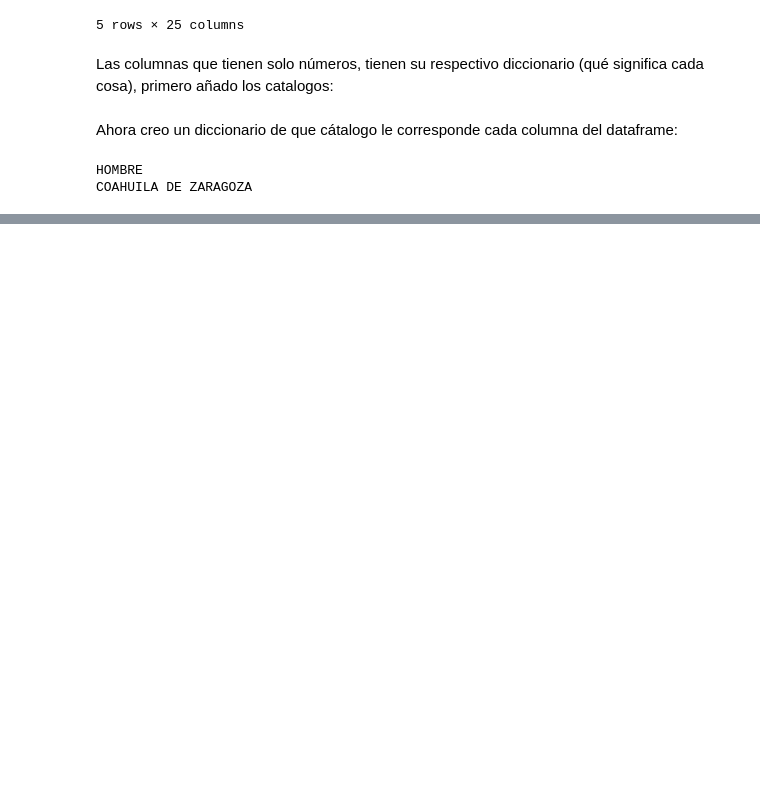
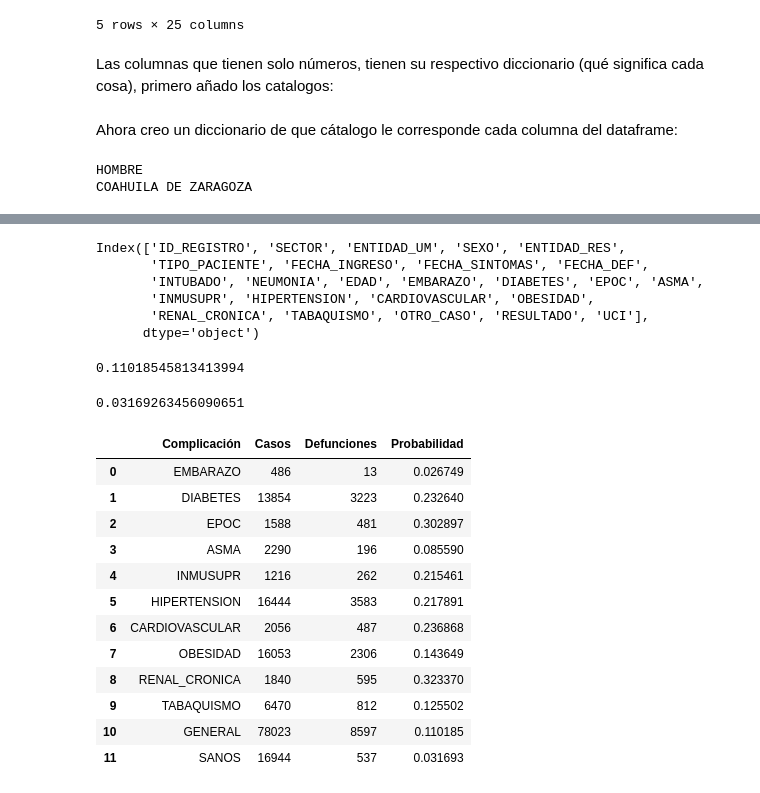
Before and after one commit to GabrielMissael/Covid_probabilidad, a Jupyter notebook: analiss.ipynb, the cells around one changed output, grey strips where cells are left out. Drawn from its saved outputs; the diff is of its cells as text; code cells hidden in the pictures; blank space fills up the shorter version.

```diff
--- a/analiss.ipynb
+++ b/analiss.ipynb
@@ -139,0 +146,76 @@ COAHUILA DE ZARAGOZA
+# %%
+#Filtramos unicamente los casos positivos confirmados
+enfermos = datos[datos['RESULTADO'] == 1]
+
+enfermos.columns
+# %% [output]
+Index(['ID_REGISTRO', 'SECTOR', 'ENTIDAD_UM', 'SEXO', 'ENTIDAD_RES',
+       'TIPO_PACIENTE', 'FECHA_INGRESO', 'FECHA_SINTOMAS', 'FECHA_DEF',
+       'INTUBADO', 'NEUMONIA', 'EDAD', 'EMBARAZO', 'DIABETES', 'EPOC', 'ASMA',
+       'INMUSUPR', 'HIPERTENSION', 'CARDIOVASCULAR', 'OBESIDAD',
+       'RENAL_CRONICA', 'TABAQUISMO', 'OTRO_CASO', 'RESULTADO', 'UCI'],
+      dtype='object')
+# %%
+#Obtenemos la probabilidad general de muertes
+enfermos_totales = len(enfermos)
+muertos_totales = len(enfermos[enfermos['FECHA_DEF'] != '9999-99-99'])
+
+p_general = muertos_totales/enfermos_totales
+print(p_general)
+# %% [output]
+0.11018545813413994
+# %%
+#Obtenemos la probabilidad de muerte de una persona sin complicaciones de salud
+complicaciones = enfermos.columns[12:22]   #Los nombres de las complicaciones
+
+sin_comp = datos[datos['RESULTADO'] == 1]  #Filtro solo confirmados ccon COVID
+
+for i, complicacion in enumerate(complicaciones):
+    sin_comp = sin_comp[sin_comp[complicacion] == 2] #Filtro todas las enfermedades
+
+n_sin_comp = len(sin_comp)
+muertos_sin_comp = len(sin_comp[sin_comp['FECHA_DEF'] != '9999-99-99'])
+
+p_sano = muertos_sin_comp/n_sin_comp
+print(p_sano)
+# %% [output]
+0.03169263456090651
+# %%
+# Obtenemos los diferentes datos para cada tipo de complicación de salud
+
+p_muerte_comp = [] #Aqui guardaremos los datos
+
+for i, complicacion in enumerate(complicaciones):
+    p_muerte_comp.append([])
+    p_muerte_comp[i].append(complicacion)  #Anexamos el nombre de la complicacion
+
+    casos = enfermos[enfermos[complicacion] == 1]
+    n_casos = len(casos)
+    p_muerte_comp[i].append(n_casos)  #Número de casos con esa complicación
+
+    muertos = casos[casos['FECHA_DEF'] != '9999-99-99']
+    n_muertos = len(muertos)
+    p_muerte_comp[i].append(n_muertos)  #Número de muertos con esa complicacion de salud
+
+    probabilidad = n_muertos/n_casos   #Probabilidad condicional
+    p_muerte_comp[i].append(probabilidad)
+
+p_muerte_comp.append(['GENERAL', enfermos_totales, muertos_totales, p_general])  # Añado el general nacional
+p_muerte_comp.append(['SANOS', n_sin_comp, muertos_sin_comp, p_sano])
+
+p_muerte_comp = pd.DataFrame(p_muerte_comp, columns = ['Complicación', 'Casos', 'Defunciones', 'Probabilidad'])
+p_muerte_comp
+# %% [output]
+|  | Complicación | Casos | Defunciones | Probabilidad |
+| 0 | EMBARAZO | 486 | 13 | 0.026749 |
+| 1 | DIABETES | 13854 | 3223 | 0.232640 |
+| 2 | EPOC | 1588 | 481 | 0.302897 |
+| 3 | ASMA | 2290 | 196 | 0.085590 |
+| 4 | INMUSUPR | 1216 | 262 | 0.215461 |
+| 5 | HIPERTENSION | 16444 | 3583 | 0.217891 |
+| 6 | CARDIOVASCULAR | 2056 | 487 | 0.236868 |
+| 7 | OBESIDAD | 16053 | 2306 | 0.143649 |
+| 8 | RENAL_CRONICA | 1840 | 595 | 0.323370 |
+| 9 | TABAQUISMO | 6470 | 812 | 0.125502 |
+| 10 | GENERAL | 78023 | 8597 | 0.110185 |
+| 11 | SANOS | 16944 | 537 | 0.031693 |
```
Also changed, not shown: parts of 6 cells of this notebook.
